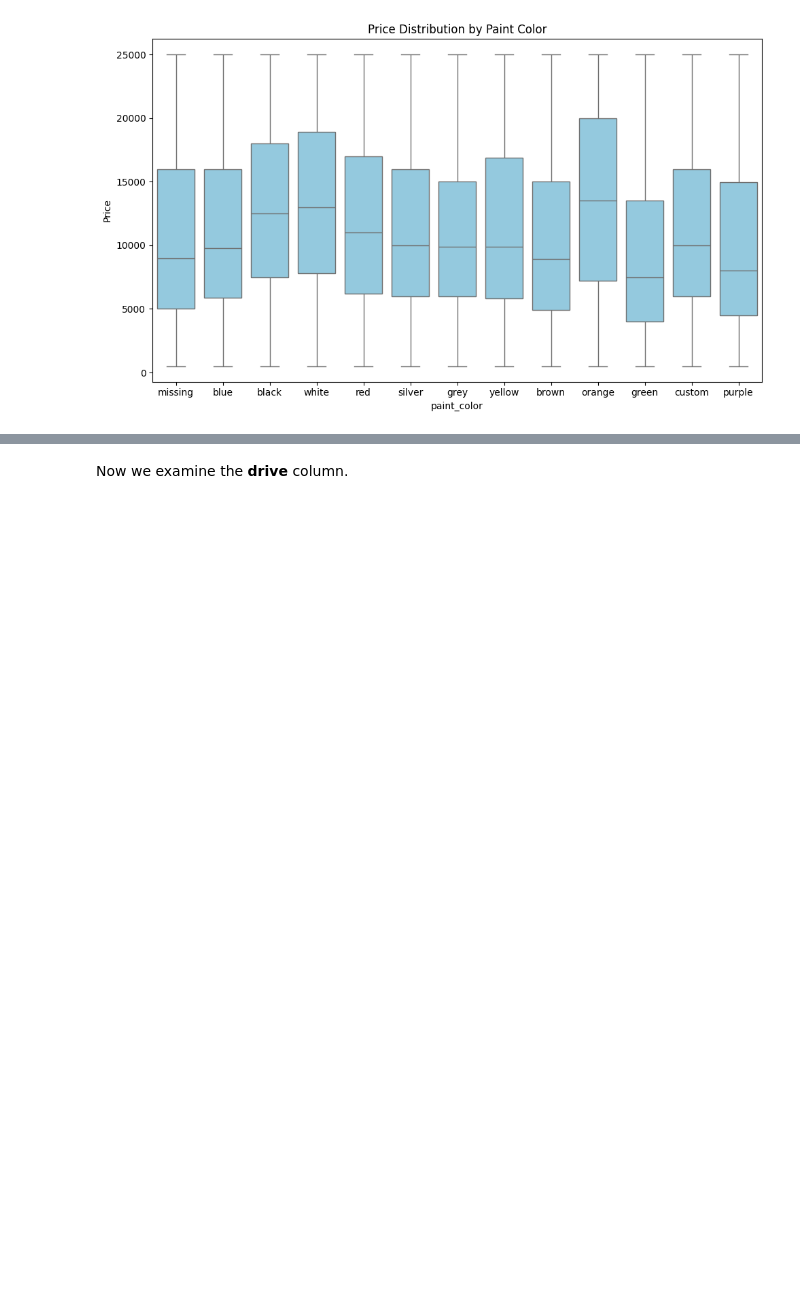
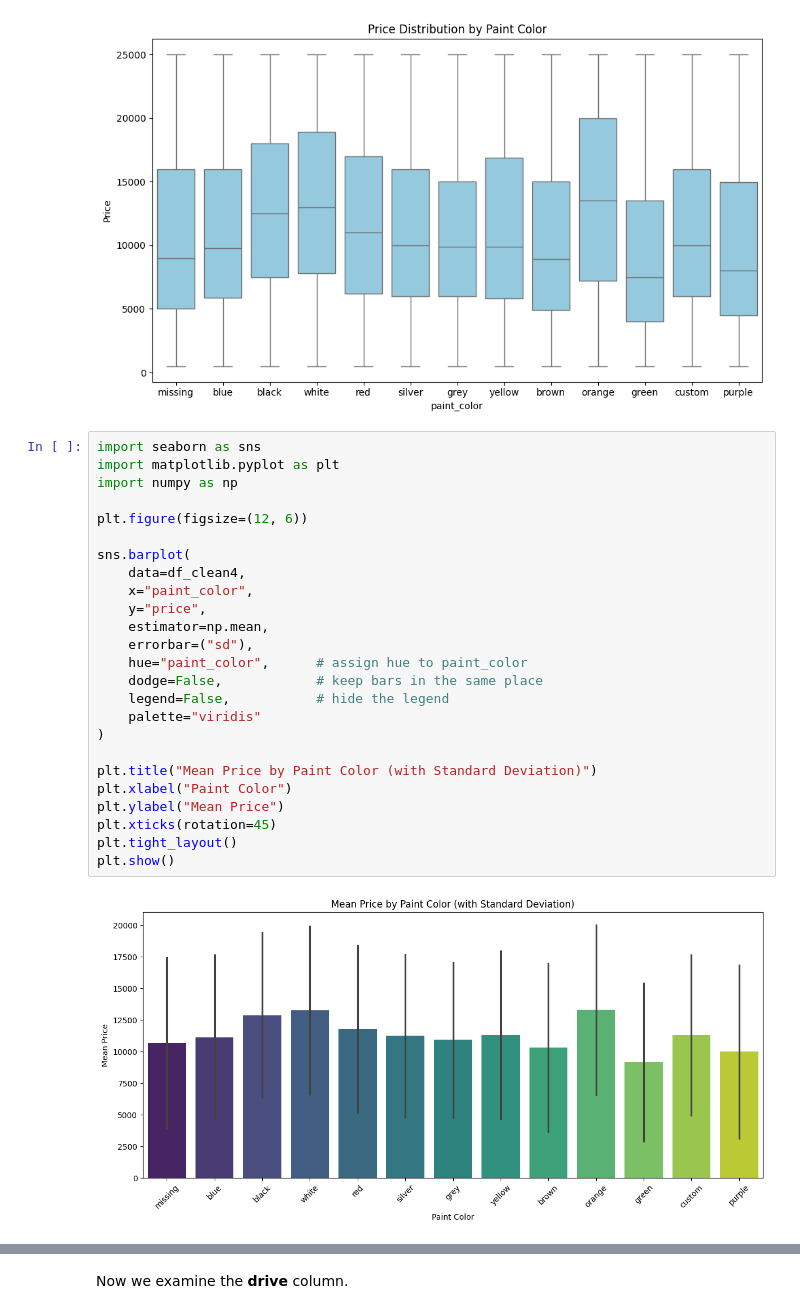
Before and after one commit to jeffreylgoode/what-drives-car-prices, a Jupyter notebook: notebooks/car_price_analysis.ipynb, the cells around one changed output, grey strips where cells are left out. Drawn from its saved outputs; the diff is of its cells as text; blank space fills up the shorter version.

```diff
--- a/notebooks/car_price_analysis.ipynb
+++ b/notebooks/car_price_analysis.ipynb
@@ -735,3 +735,30 @@ plt.tight_layout()
 plt.show()
 # %% [output]
 [figure]
+# %%
+import seaborn as sns
+import matplotlib.pyplot as plt
+import numpy as np
+
+plt.figure(figsize=(12, 6))
+
+sns.barplot(
+    data=df_clean4,
+    x="paint_color",
+    y="price",
+    estimator=np.mean,
+    errorbar=("sd"),
+    hue="paint_color",      # assign hue to paint_color
+    dodge=False,            # keep bars in the same place
+    legend=False,           # hide the legend
+    palette="viridis"
+)
+
+plt.title("Mean Price by Paint Color (with Standard Deviation)")
+plt.xlabel("Paint Color")
+plt.ylabel("Mean Price")
+plt.xticks(rotation=45)
+plt.tight_layout()
+plt.show()
+# %% [output]
+[figure, added]
```
Also changed, not shown: parts of 29 cells of this notebook.
